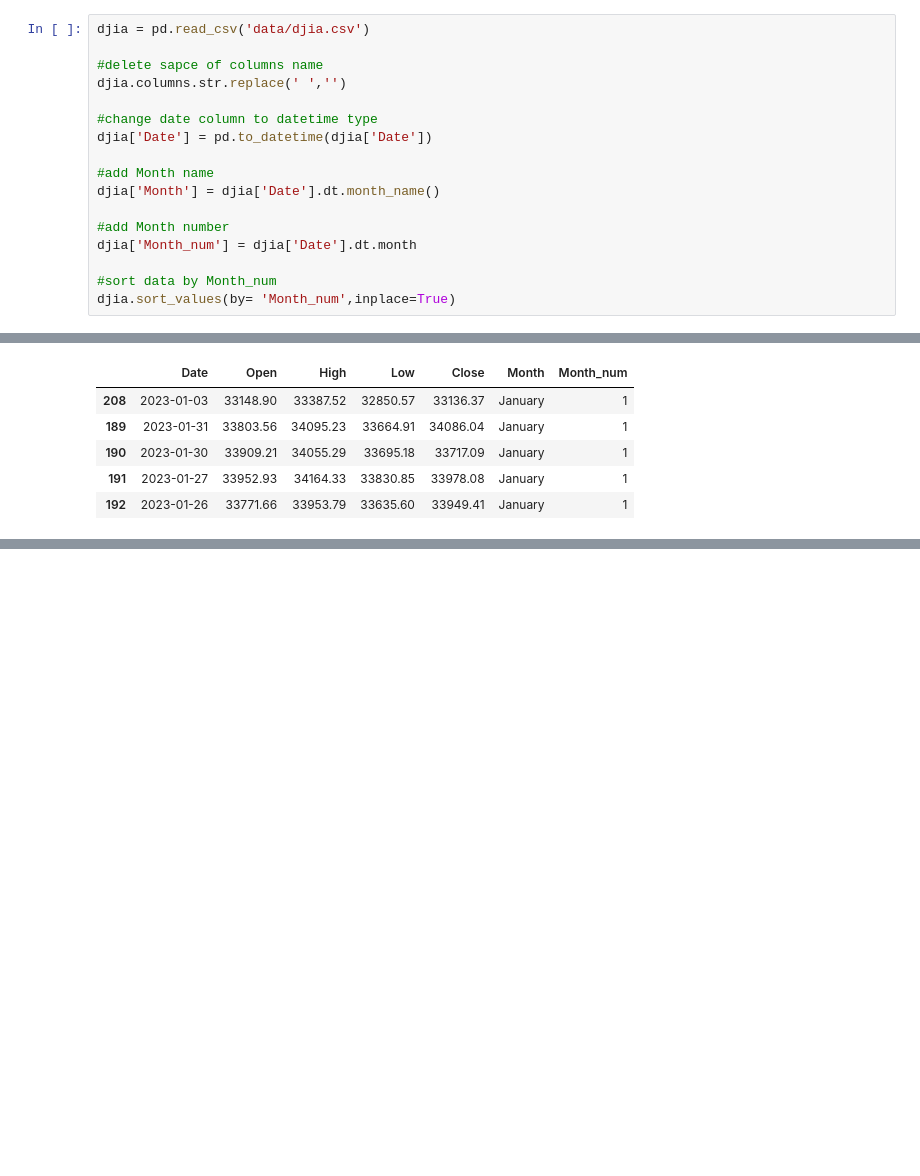
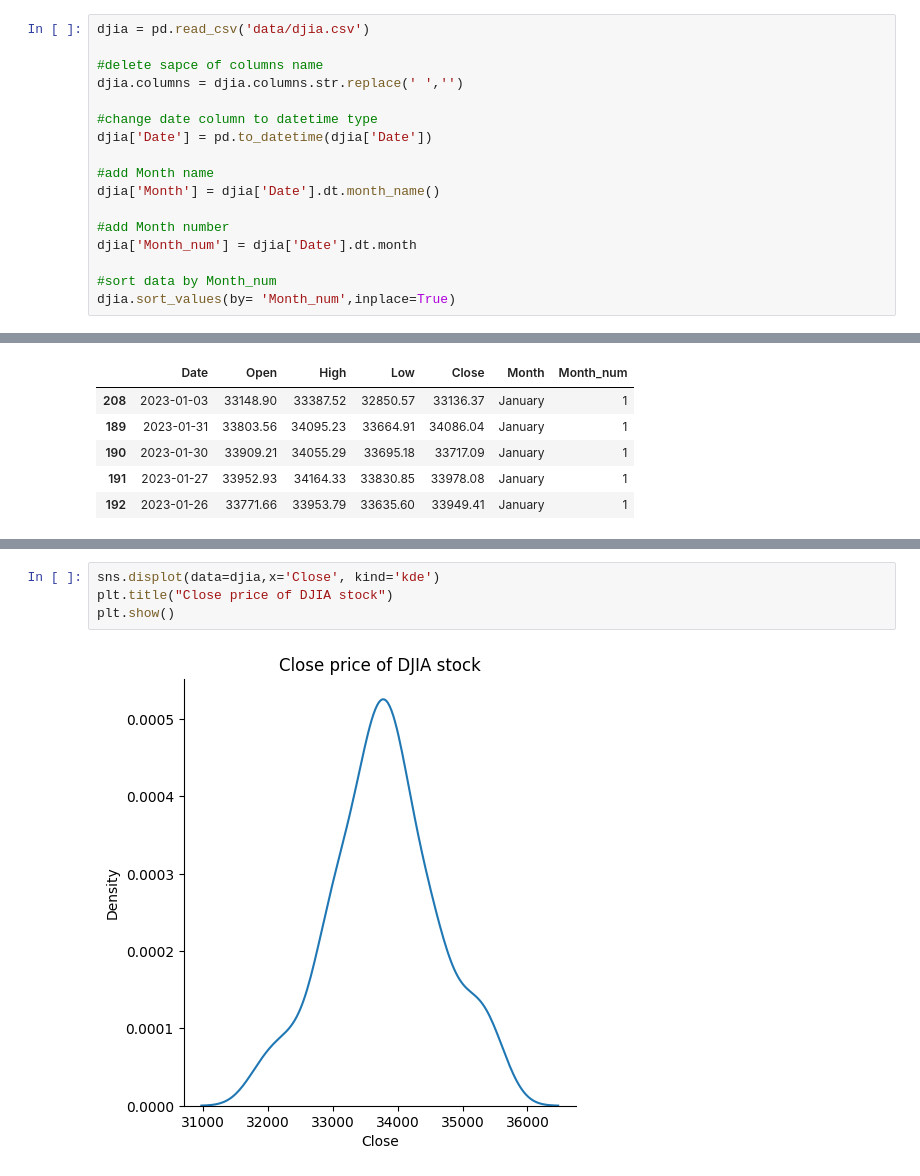
Before and after one commit to motconkien/data-visualization, a Jupyter notebook: Matplotlib_Seaborn/seaborn.ipynb, the cells around one changed output, grey strips where cells are left out. Cells and saved outputs as stored; diff of their text form; blank space fills up the shorter version.

```diff
--- a/Matplotlib_Seaborn/seaborn.ipynb
+++ b/Matplotlib_Seaborn/seaborn.ipynb
@@ -63,7 +63,7 @@ Text(0.5, 1.0, 'Total bill devided by sex')
 djia = pd.read_csv('data/djia.csv')
 
 #delete sapce of columns name
-djia.columns.str.replace(' ','')
+djia.columns = djia.columns.str.replace(' ','')
 
 #change date column to datetime type
 djia['Date'] = pd.to_datetime(djia['Date'])
@@ -87,0 +91,6 @@ djia.head()
+# %%
+sns.displot(data=djia,x='Close', kind='kde')
+plt.title("Close price of DJIA stock")
+plt.show()
+# %% [output]
+[figure, added]
```
Also changed, not shown: parts of 15 cells of this notebook.
